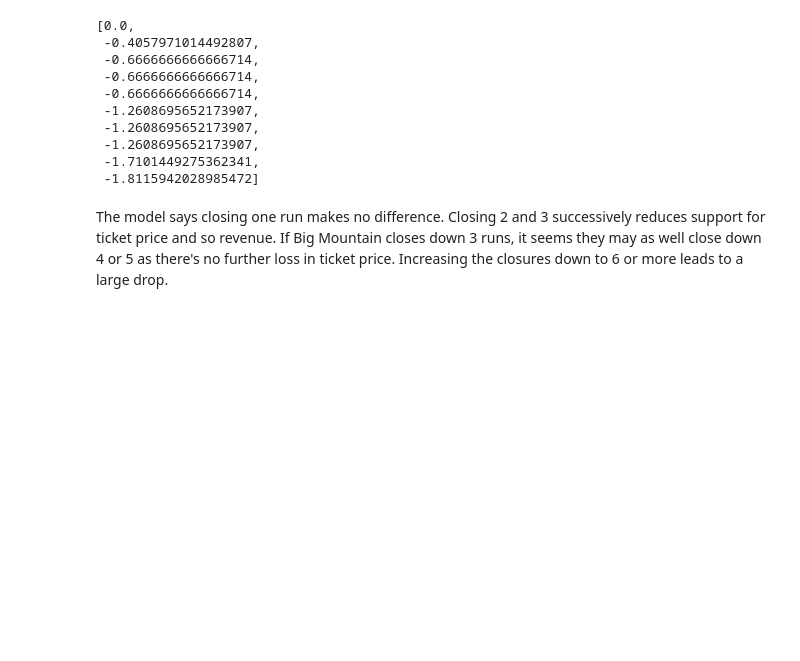
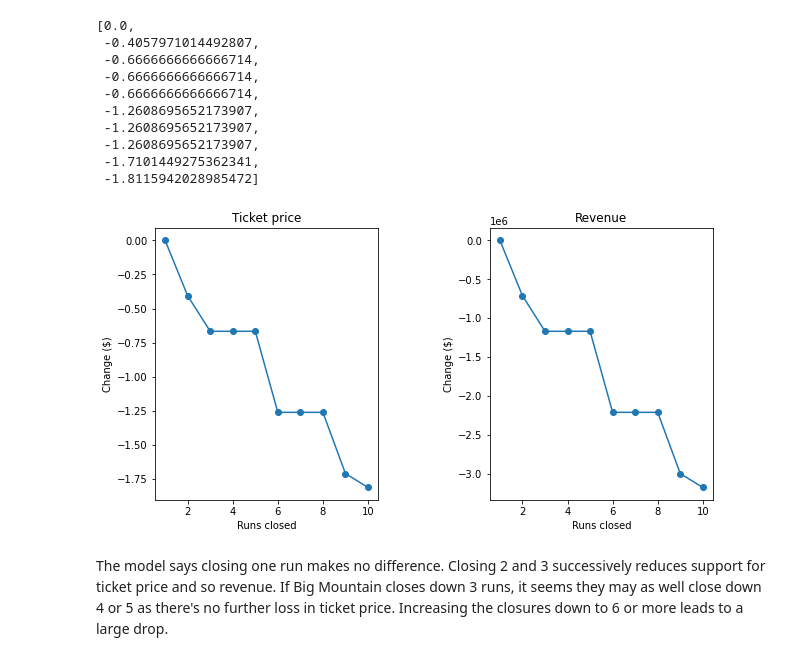
Before and after one commit to wqyfwd/SpringBoard, a Jupyter notebook: GuidedCapstone/05_modeling.ipynb, the cells around one changed output. Saved outputs shown, nothing was run; the diff lists cells and outputs as text; code cells hidden in the pictures; blank space fills up the shorter version.

Commit message:
modeling

```diff
--- a/GuidedCapstone/05_modeling.ipynb
+++ b/GuidedCapstone/05_modeling.ipynb
@@ -55,7 +51,7 @@ NameError: name 'predict_increase' is not defined
 # These checks can save some head-scratching in development when moving from
 # one python environment to another, for example
 expected_model_version = '1.0'
-model_path = '../models/ski_resort_pricing_model.pkl'
+model_path = '/Users/qianwang/SpringBoard/GuidedCapstone/models/ski_resort_pricing_model.pkl'
 if os.path.exists(model_path):
     with open(model_path, 'rb') as f:
         model = pickle.load(f)
@@ -68,7 +64,7 @@ else:
 # %% [markdown]
 ## 5.5 Load Data<a id='5.5_Load_Data'></a>
 # %%
-ski_data = pd.read_csv('../data/ski_data_step3_features.csv')
+ski_data = pd.read_csv('/Users/qianwang/SpringBoard/GuidedCapstone/ski_data_step3_features.csv')
 # %%
 big_mountain = ski_data[ski_data.Name == 'Big Mountain Resort']
 # %%
@@ -313,7 +309,7 @@ def predict_increase(features, deltas):
 
     bm2 = X_bm.copy()
     for f, d in zip(features, deltas):
-        bm2[___] += ___
+        bm2[f] += d
     return model.predict(bm2).item() - model.predict(X_bm).item()
 # %% [markdown]
 ### 5.9.1 Scenario 1<a id='5.9.1_Scenario_1'></a>
@@ -342,19 +338,21 @@ price_deltas
 # %%
 #Code task 3#
 #Create two plots, side by side, for the predicted ticket price change (delta) for each
 #condition (number of runs closed) in the scenario and the associated predicted revenue
 #change on the assumption that each of the expected visitors buys 5 tickets
 #There are two things to do here:
 #1 - use a list comprehension to create a list of the number of runs closed from `runs_delta`
 #2 - use a list comprehension to create a list of predicted revenue changes from `price_deltas`
-runs_closed = [-1 * ___ for ___ in runs_delta] #1
+runs_closed = [-1 * i for i in runs_delta] #1
 fig, ax = plt.subplots(1, 2, figsize=(10, 5))
 fig.subplots_adjust(wspace=0.5)
 ax[0].plot(runs_closed, price_deltas, 'o-')
 ax[0].set(xlabel='Runs closed', ylabel='Change ($)', title='Ticket price')
-revenue_deltas = [5 * expected_visitors * ___ for ___ in ___] #2
+revenue_deltas = [5 * expected_visitors * j for j in price_deltas] #2
 ax[1].plot(runs_closed, revenue_deltas, 'o-')
 ax[1].set(xlabel='Runs closed', ylabel='Change ($)', title='Revenue');
+# %% [output]
+[figure, added]
 # %% [markdown]
 The model says closing one run makes no difference. Closing 2 and 3 successively reduces support for ticket price and so revenue. If Big Mountain closes down 3 runs, it seems they may as well close down 4 or 5 as there's no further loss in ticket price. Increasing the closures down to 6 or more leads to a large drop.
 # %% [markdown]
```
Also changed, not shown: parts of 11 cells of this notebook.
